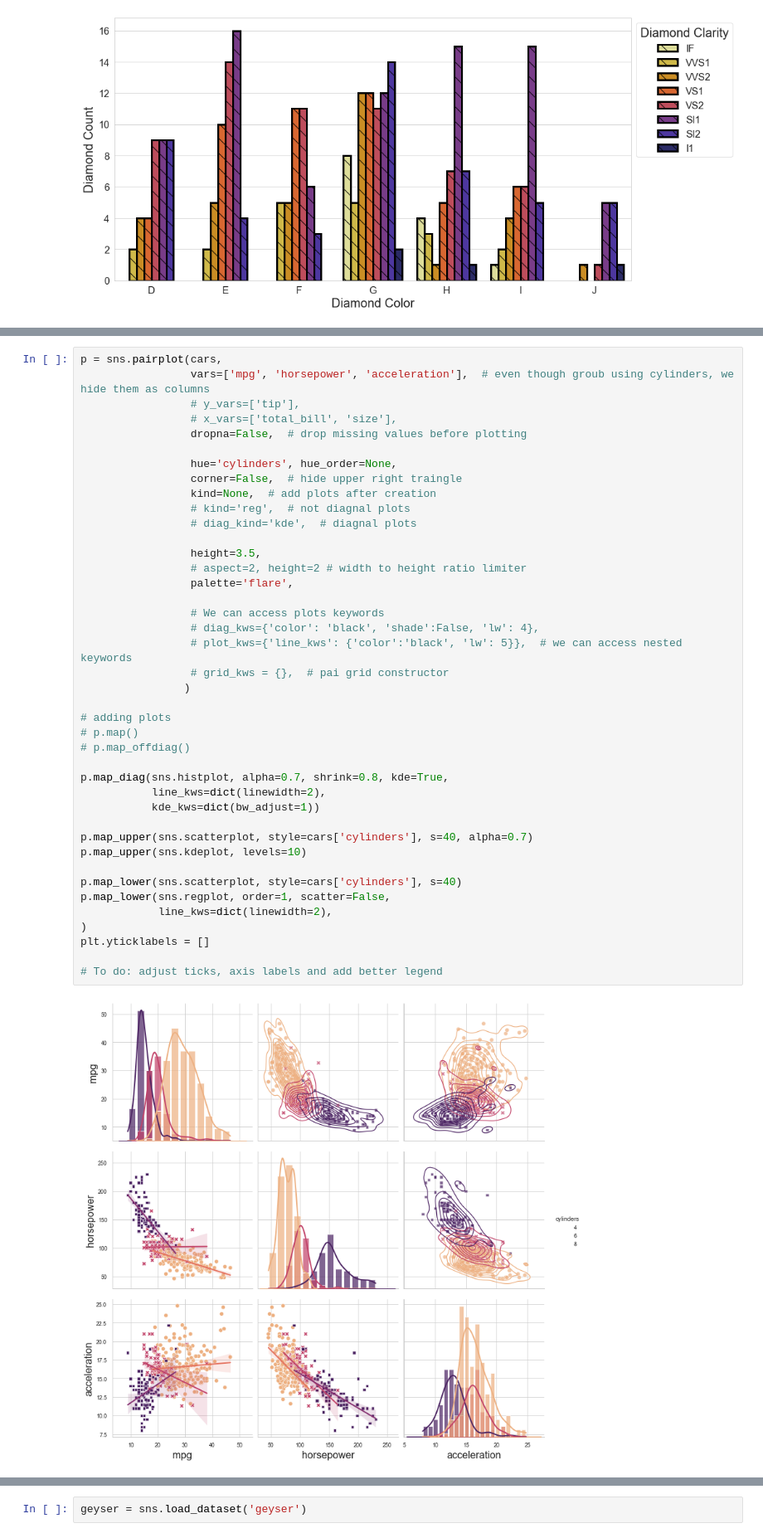
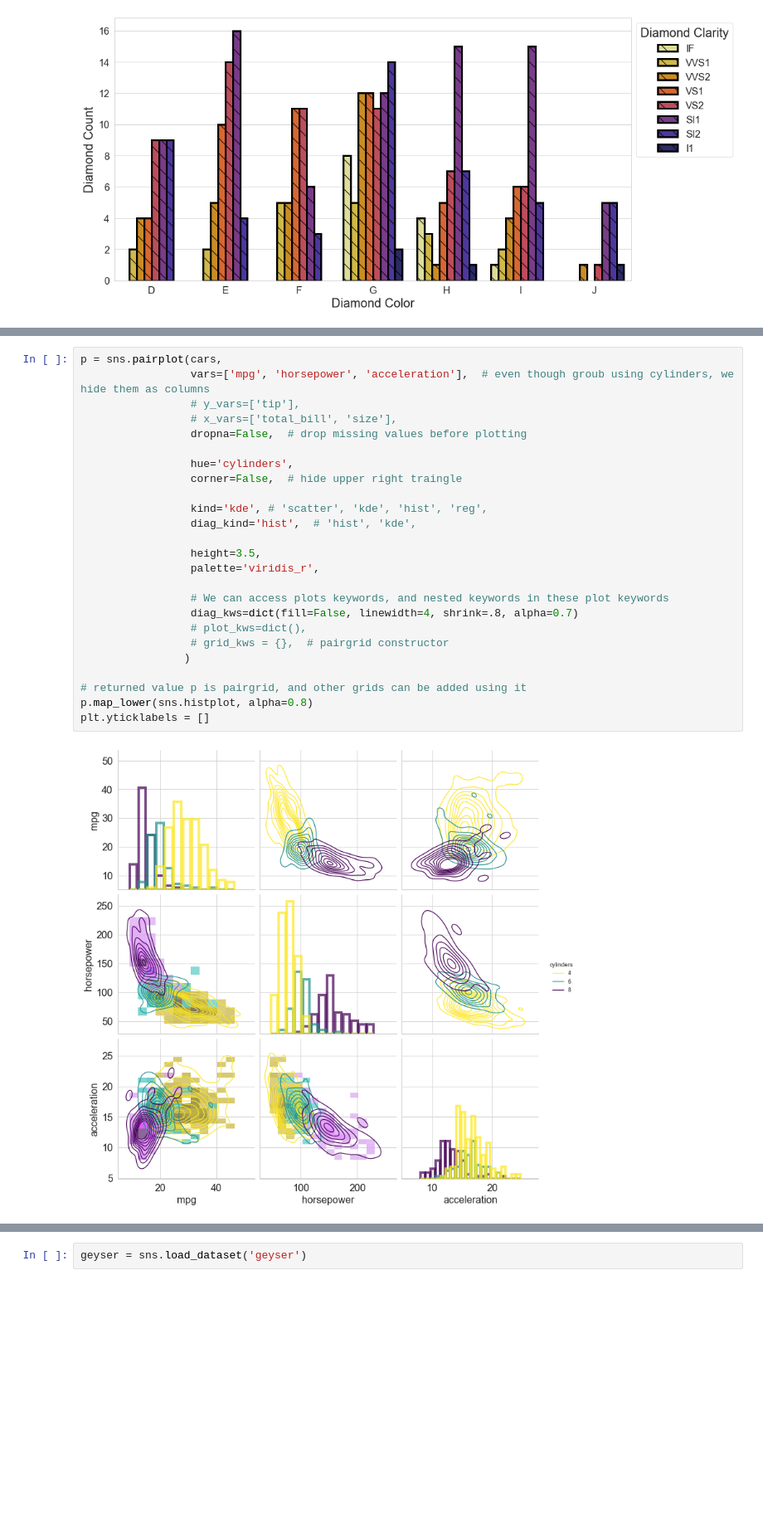
Before and after one commit to bartosz67/matplotlib_seaborn_plots, a Jupyter notebook: plots.ipynb, the cells around one changed output, grey strips where cells are left out. Shown at 83% size. Saved outputs shown, nothing was run; the diff lists cells and outputs as text; blank space fills up the shorter version.

```diff
--- a/plots.ipynb
+++ b/plots.ipynb
@@ -743,44 +774,28 @@ from ipywidgets import interactive
 # %%
 p = sns.pairplot(cars,
                  vars=['mpg', 'horsepower', 'acceleration'],  # even though groub using cylinders, we hide them as columns
                  # y_vars=['tip'],
                  # x_vars=['total_bill', 'size'],
                  dropna=False,  # drop missing values before plotting
 
-                 hue='cylinders', hue_order=None,
+                 hue='cylinders',
                  corner=False,  # hide upper right traingle
-                 kind=None,  # add plots after creation
-                 # kind='reg',  # not diagnal plots
-                 # diag_kind='kde',  # diagnal plots
+
+                 kind='kde', # 'scatter', 'kde', 'hist', 'reg',
+                 diag_kind='hist',  # 'hist', 'kde',
 
                  height=3.5,
-                 # aspect=2, height=2 # width to height ratio limiter
-                 palette='flare',
+                 palette='viridis_r',
 
-                 # We can access plots keywords
-                 # diag_kws={'color': 'black', 'shade':False, 'lw': 4},
-                 # plot_kws={'line_kws': {'color':'black', 'lw': 5}},  # we can access nested keywords
-                 # grid_kws = {},  # pai grid constructor
+                 # We can access plots keywords, and nested keywords in these plot keywords
+                 diag_kws=dict(fill=False, linewidth=4, shrink=.8, alpha=0.7)
+                 # plot_kws=dict(),
+                 # grid_kws = {},  # pairgrid constructor
                 )
 
-# adding plots
-# p.map()
-# p.map_offdiag()
-
-p.map_diag(sns.histplot, alpha=0.7, shrink=0.8, kde=True,
-           line_kws=dict(linewidth=2),
-           kde_kws=dict(bw_adjust=1))
-
-p.map_upper(sns.scatterplot, style=cars['cylinders'], s=40, alpha=0.7)
-p.map_upper(sns.kdeplot, levels=10)
-
-p.map_lower(sns.scatterplot, style=cars['cylinders'], s=40)
-p.map_lower(sns.regplot, order=1, scatter=False,
-            line_kws=dict(linewidth=2),
-)
+# returned value p is pairgrid, and other grids can be added using it
+p.map_lower(sns.histplot, alpha=0.8)
 plt.yticklabels = []
-
-# To do: adjust ticks, axis labels and add better legend
 # %% [output]
-[figure, old version]
+[figure, new version]
 # %% [markdown]
```
Also changed, not shown: parts of 29 cells of this notebook.
